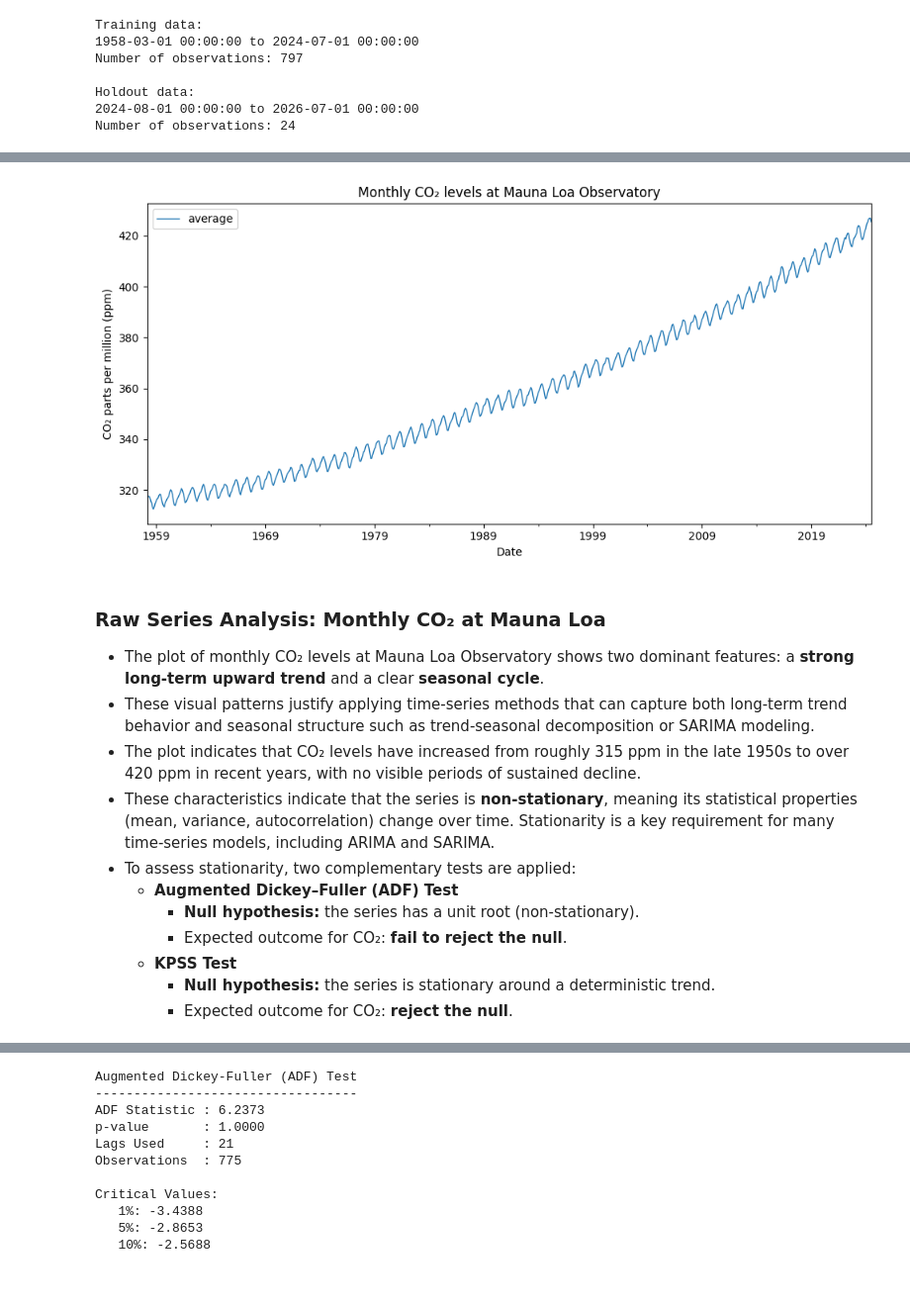
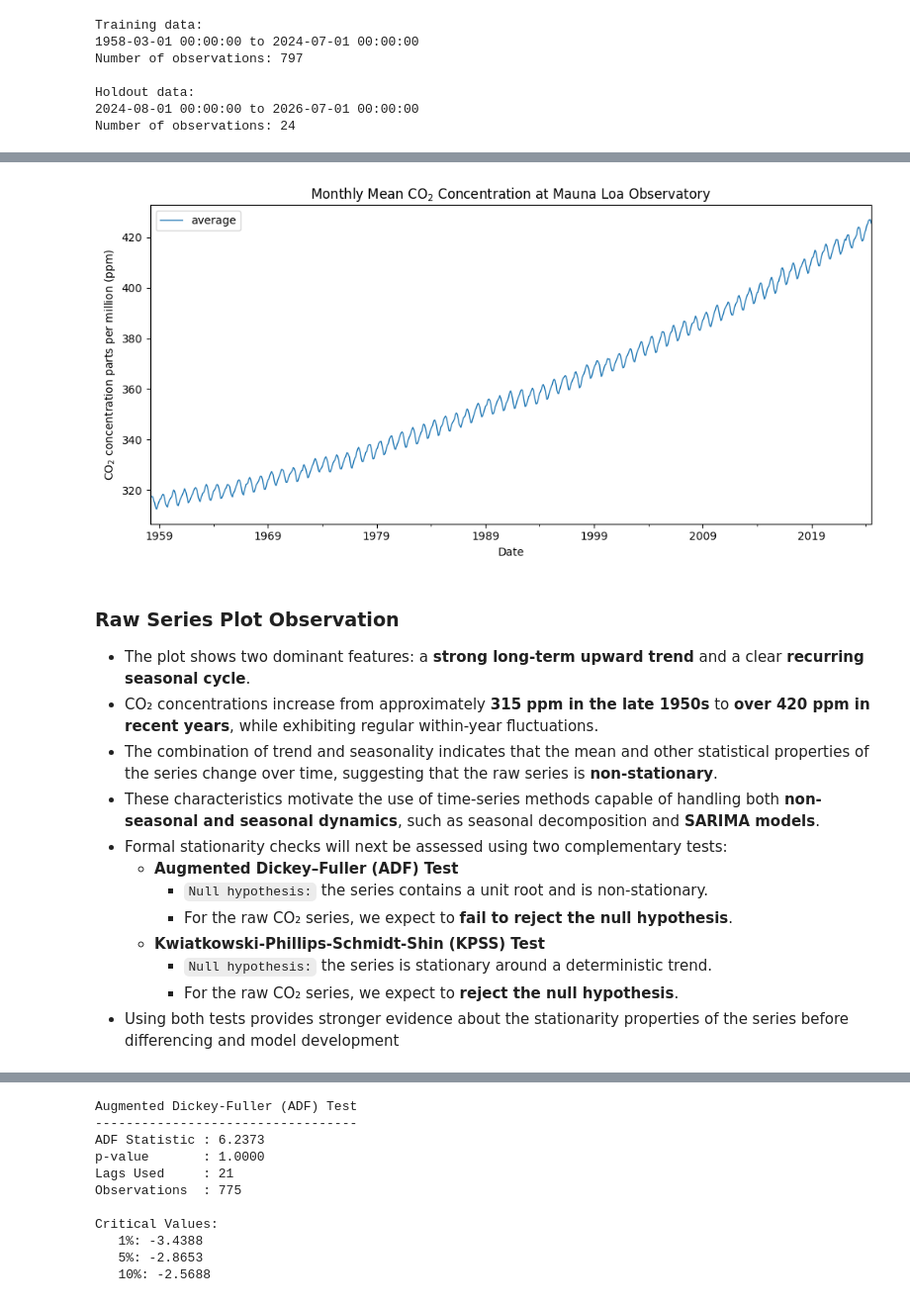
Before and after one commit to the-paulbear/noaa-greenhouse-gas-forecasting, a Jupyter notebook: time_series/CO2.ipynb, the cells around one changed output, grey strips where cells are left out. Shown at 99% size. Saved outputs shown, nothing was run; the diff lists cells and outputs as text; code cells hidden in the pictures.

Commit message:
Updates on the CO2 time series analysis

```diff
--- a/time_series/CO2.ipynb
+++ b/time_series/CO2.ipynb
@@ -73,30 +76,31 @@ Number of observations: 24
 # %%
-# Step 1: PLot the raw Series
+# Plot the raw series
 import matplotlib.pyplot as plt
 
 train.plot(
     y="average",
     figsize=(10, 5),
     linewidth=1
 )
 
-plt.title("Monthly CO₂ levels at Mauna Loa Observatory")
+plt.title("Monthly Mean CO$_2$ Concentration at Mauna Loa Observatory")
 plt.xlabel("Date")
-plt.ylabel("CO₂ parts per million (ppm)")
+plt.ylabel("CO$_2$ concentration parts per million (ppm)")
 plt.tight_layout()
 plt.show()
 # %% [output]
-[figure, old version]
+[figure, new version]
 # %% [markdown]
-### Raw Series Analysis: Monthly CO₂ at Mauna Loa
-- The plot of monthly CO₂ levels at Mauna Loa Observatory shows two dominant features: a **strong long‑term upward trend** and a clear **seasonal cycle**.
-- These visual patterns justify applying time‑series methods that can capture both long‑term trend behavior and seasonal structure such as trend‑seasonal decomposition or SARIMA modeling.
-- The plot indicates that CO₂ levels have increased from roughly 315 ppm in the late 1950s to over 420 ppm in recent years, with no visible periods of sustained decline.
-- These characteristics indicate that the series is **non‑stationary**, meaning its statistical properties (mean, variance, autocorrelation) change over time. Stationarity is a key requirement for many time‑series models, including ARIMA and SARIMA.
-- To assess stationarity, two complementary tests are applied:
+### Raw Series Plot Observation
+- The plot shows two dominant features: a **strong long‑term upward trend** and a clear **recurring seasonal cycle**.
+- CO₂ concentrations increase from approximately **315 ppm in the late 1950s** to **over 420 ppm in recent years**, while exhibiting regular within-year fluctuations.
+- The combination of trend and seasonality indicates that the mean and other statistical properties of the series change over time, suggesting that the raw series is **non-stationary**.
+- These characteristics motivate the use of time-series methods capable of handling both **non-seasonal and seasonal dynamics**, such as seasonal decomposition and **SARIMA models**.
+- Formal stationarity checks will next be assessed using two complementary tests:
     - **Augmented Dickey–Fuller (ADF) Test**
-        - **Null hypothesis:** the series has a unit root (non‑stationary).
-        - Expected outcome for CO₂: **fail to reject the null**.
-    - **KPSS Test**
-        - **Null hypothesis:** the series is stationary around a deterministic trend.
-        - Expected outcome for CO₂: **reject the null**.
+        - `Null hypothesis:` the series contains a unit root and is non-stationary.
+        - For the raw CO₂ series, we expect to **fail to reject the null hypothesis**.
+    - **Kwiatkowski-Phillips-Schmidt-Shin (KPSS) Test**
+        - `Null hypothesis:` the series is stationary around a deterministic trend.
+        - For the raw CO₂ series, we expect to **reject the null hypothesis**.
+- Using both tests provides stronger evidence about the stationarity properties of the series before differencing and model development
```
Also changed, not shown: parts of 7 cells of this notebook.
